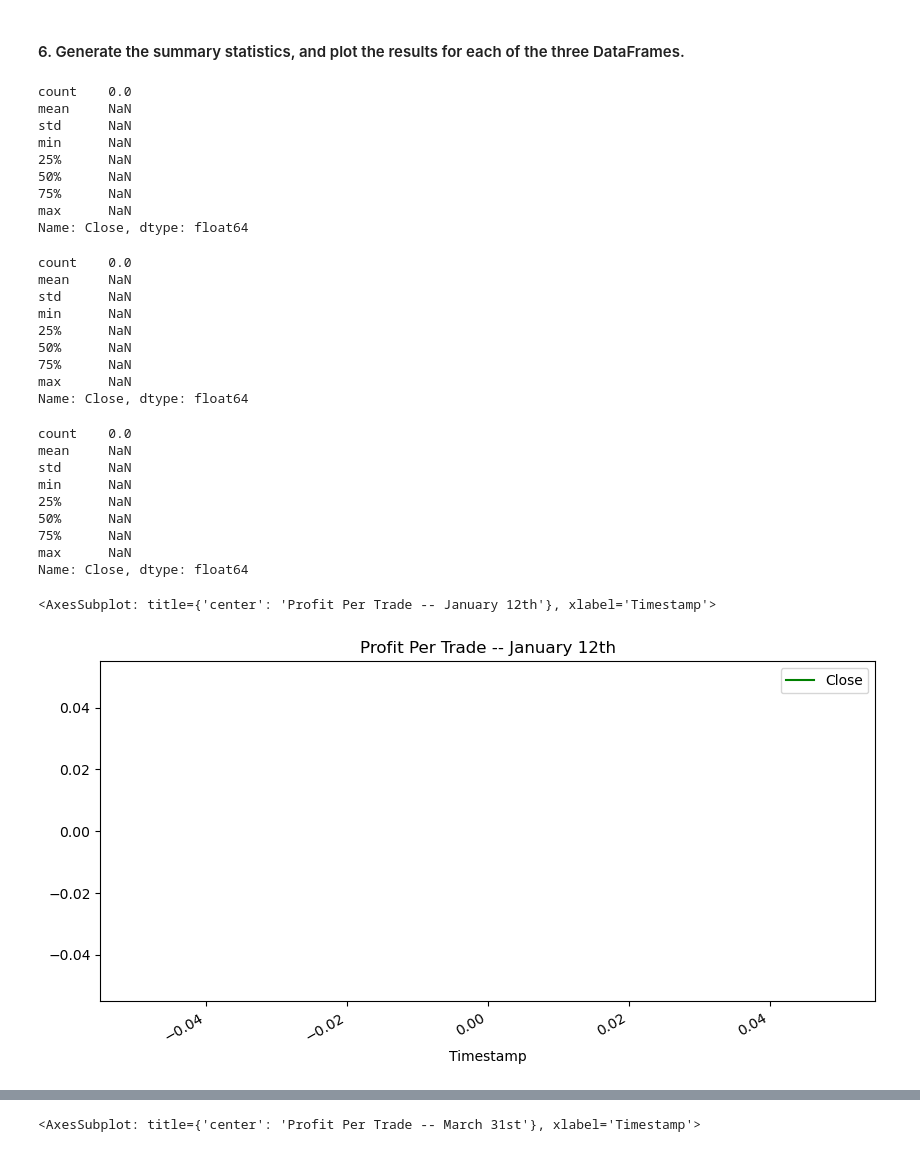
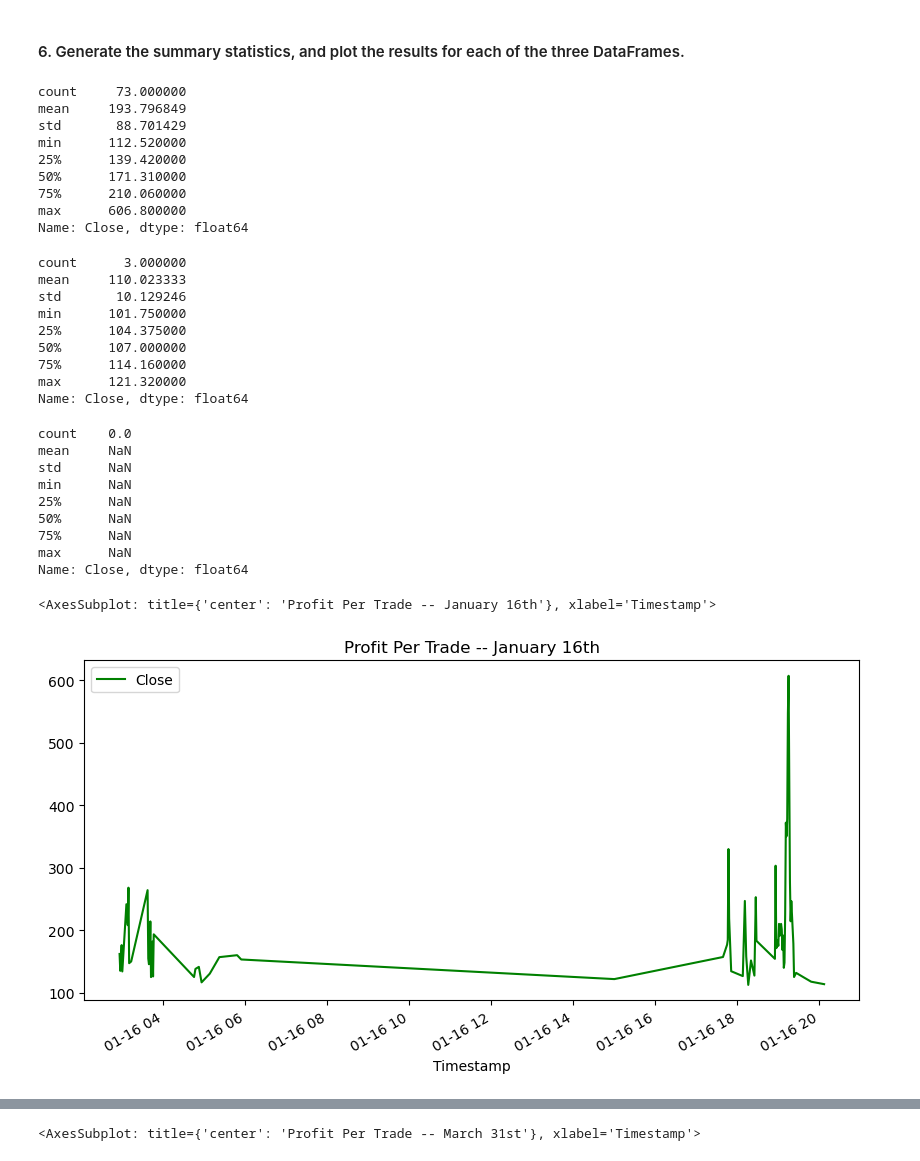
Before and after one commit to reiccv/Module_3, a Jupyter notebook: crypto_arbitrage.ipynb, the cells around one changed output, grey strips where cells are left out. Drawn from its saved outputs; the diff is of its cells as text; code cells hidden in the pictures.

```diff
--- a/crypto_arbitrage.ipynb
+++ b/crypto_arbitrage.ipynb
@@ -512,8 +512,8 @@ Calculate the potential profits for each date that you selected in the previous
 # %%
 # For the date early in the dataset, measure the arbitrage spread between the two exchanges
 # by subtracting the lower-priced exchange from the higher-priced one
-arbitrage_spread_early = arbitrage_spread_early = coinbase["Close"].loc["2018-01-12"] - bitstamp["Close"].loc["2018-01-12"]
-arbitrage_spread_middle = coinbase["Close"].loc["2018-02-21"] - bitstamp["Close"].loc["2018-02-21"]
+arbitrage_spread_early = arbitrage_spread_early = coinbase["Close"].loc["2018-01-16"] - bitstamp["Close"].loc["2018-01-16"]
+arbitrage_spread_middle = coinbase["Close"].loc["2018-02-24"] - bitstamp["Close"].loc["2018-02-24"]
 arbitrage_spread_late = coinbase["Close"].loc["2018-03-31"] - bitstamp["Close"].loc["2018-03-31"]
 
 
@@ -553,8 +553,8 @@ Name: Close, dtype: float64
 # %%
 # For the date early in the dataset, calculate the spread returns by dividing the instances when the arbitrage spread is positive (> 0)
 # by the price of Bitcoin from the exchange you are buying on (the lower-priced exchange).
-spread_return_early = arbitrage_spread_early[arbitrage_spread_early > 0] / bitstamp["Close"].loc["2018-01-12"]
-spread_return_middle = arbitrage_spread_middle[arbitrage_spread_middle > 0] / bitstamp["Close"].loc["2018-02-21"]
+spread_return_early = arbitrage_spread_early[arbitrage_spread_early > 0] / bitstamp["Close"].loc["2018-01-16"]
+spread_return_middle = arbitrage_spread_middle[arbitrage_spread_middle > 0] / bitstamp["Close"].loc["2018-02-24"]
 spread_return_late = arbitrage_spread_late[arbitrage_spread_late > 0] / bitstamp["Close"].loc["2018-03-31"]
 # Review the spread return DataFrame
 display(spread_return_early, spread_return_middle)
@@ -655,8 +664,8 @@ Name: Close, dtype: float64
 # %%
 # For the date early in the dataset, calculate the potential profit per trade in dollars
 # Multiply the profitable trades by the cost of the Bitcoin that was purchased
-profit_early = profitable_trades_early * bitstamp["Close"].loc["2018-01-12"]
-profit_middle = profitable_trades_middle * bitstamp["Close"].loc["2018-02-21"]
+profit_early = profitable_trades_early * bitstamp["Close"].loc["2018-01-16"]
+profit_middle = profitable_trades_middle * bitstamp["Close"].loc["2018-02-24"]
 profit_late = profitable_trades_late * bitstamp["Close"].loc["2018-03-31"]
 # Drop any missing values from the profit DataFrame
 profit_per_trade_early = profit_early.dropna()
@@ -676,23 +701,23 @@ Series([], Name: Close, dtype: float64)
 display(profit_per_trade_early.describe(), profit_per_trade_middle.describe())
 profit_per_trade_late.describe()
 # %% [output]
-count    0.0
-mean     NaN
-std      NaN
-min      NaN
-25%      NaN
-50%      NaN
-75%      NaN
-max      NaN
+count     73.000000
+mean     193.796849
+std       88.701429
+min      112.520000
+25%      139.420000
+50%      171.310000
+75%      210.060000
+max      606.800000
 Name: Close, dtype: float64
-count    0.0
-mean     NaN
-std      NaN
-min      NaN
-25%      NaN
-50%      NaN
-75%      NaN
-max      NaN
+count      3.000000
+mean     110.023333
+std       10.129246
+min      101.750000
+25%      104.375000
+50%      107.000000
+75%      114.160000
+max      121.320000
 Name: Close, dtype: float64
 count    0.0
 mean     NaN
@@ -705,8 +730,8 @@ max      NaN
 Name: Close, dtype: float64
 # %%
 # Plot the results for the early profit per trade DataFrame
-profit_per_trade_early.plot(legend=True, title="Profit Per Trade -- January 12th", figsize=(10, 5), color="green")
+profit_per_trade_early.plot(legend=True, title="Profit Per Trade -- January 16th", figsize=(10, 5), color="green")
 # %% [output]
-<AxesSubplot: title={'center': 'Profit Per Trade -- January 12th'}, xlabel='Timestamp'>
+<AxesSubplot: title={'center': 'Profit Per Trade -- January 16th'}, xlabel='Timestamp'>
-[figure, old version]
+[figure, new version]
 # %%
```
Also changed, not shown: parts of 16 cells of this notebook.
